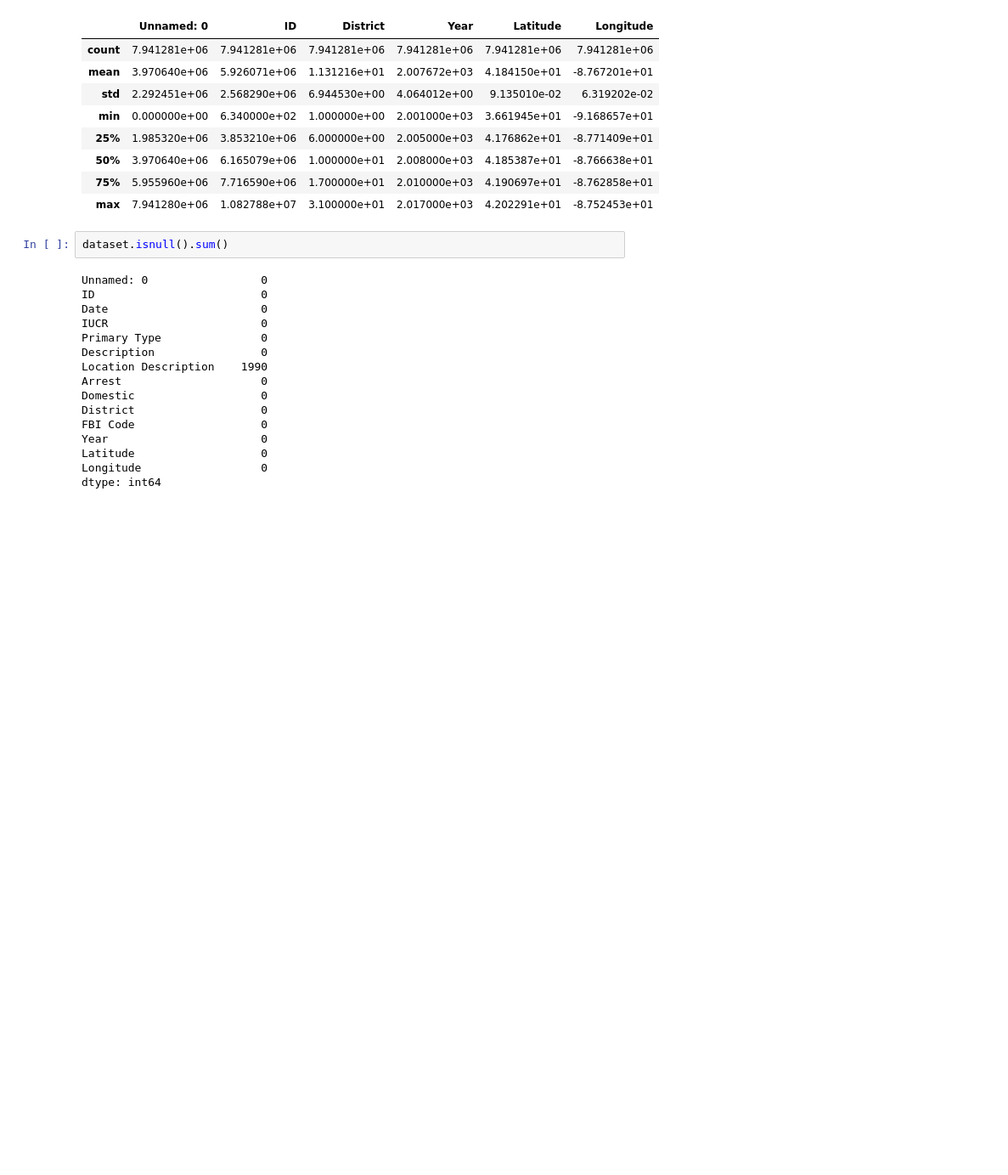
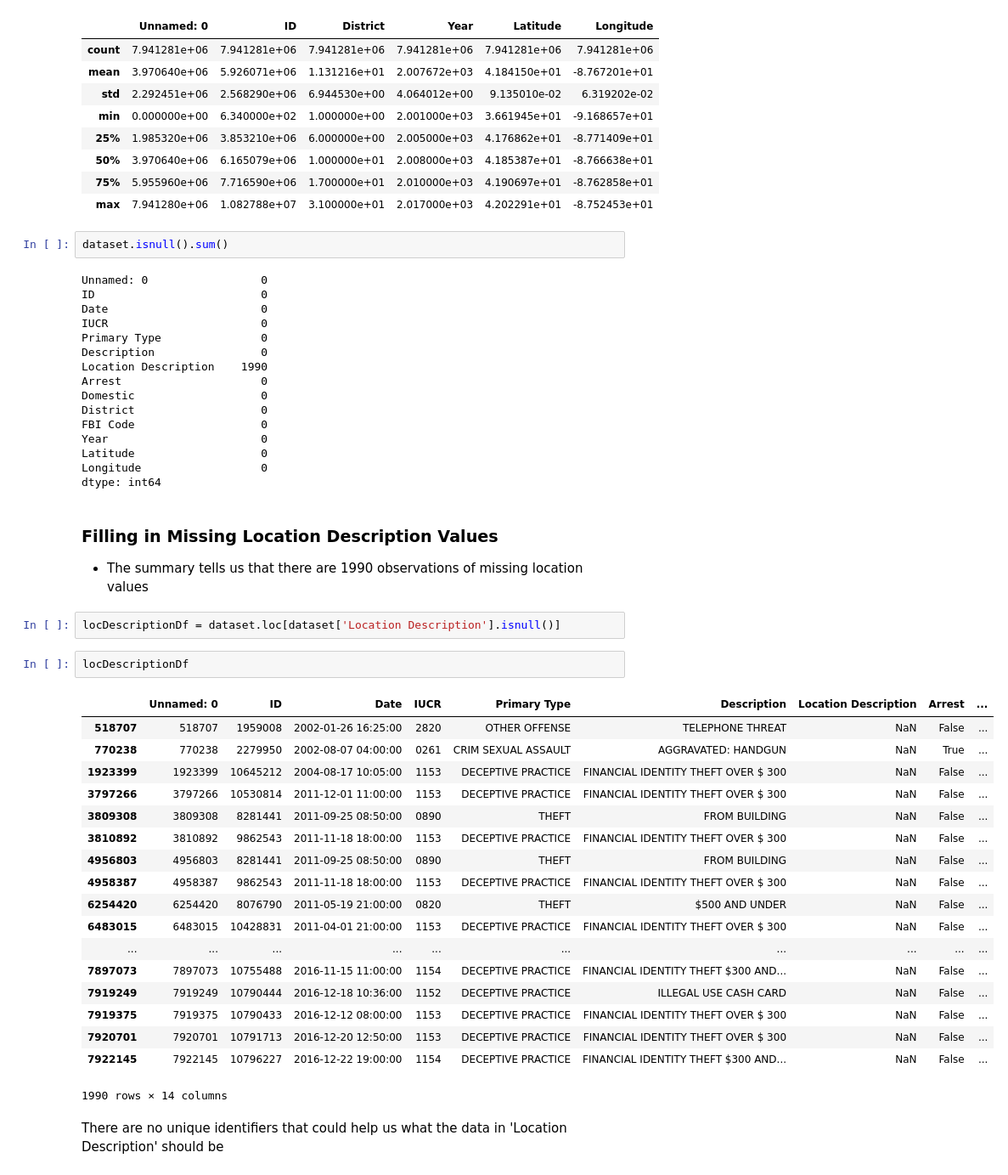
Before and after one commit to g1isgone/Unsupervised-MachineLearning, a Jupyter notebook: finalProject/crimesInChicago.ipynb, the cells around one changed output. Shown at 85% size. Drawn from its saved outputs; the diff is of its cells as text; blank space fills up the shorter version.

Commit message:
filled in all missing values

```diff
--- a/finalProject/crimesInChicago.ipynb
+++ b/finalProject/crimesInChicago.ipynb
@@ -804,3 +804,31 @@ Year                       0
 Latitude                   0
 Longitude                  0
 dtype: int64
+# %% [markdown]
+### Filling in Missing Location Description Values
+* The summary tells us that there are 1990 observations of missing location values
+# %%
+locDescriptionDf = dataset.loc[dataset['Location Description'].isnull()]
+# %%
+locDescriptionDf
+# %% [output]
+|  | Unnamed: 0 | ID | Date | IUCR | Primary Type | Description | Location Description | Arrest | ... |
+| 518707 | 518707 | 1959008 | 2002-01-26 16:25:00 | 2820 | OTHER OFFENSE | TELEPHONE THREAT | NaN | False | ... |
+| 770238 | 770238 | 2279950 | 2002-08-07 04:00:00 | 0261 | CRIM SEXUAL ASSAULT | AGGRAVATED: HANDGUN | NaN | True | ... |
+| 1923399 | 1923399 | 10645212 | 2004-08-17 10:05:00 | 1153 | DECEPTIVE PRACTICE | FINANCIAL IDENTITY THEFT OVER $ 300 | NaN | False | ... |
+| 3797266 | 3797266 | 10530814 | 2011-12-01 11:00:00 | 1153 | DECEPTIVE PRACTICE | FINANCIAL IDENTITY THEFT OVER $ 300 | NaN | False | ... |
+| 3809308 | 3809308 | 8281441 | 2011-09-25 08:50:00 | 0890 | THEFT | FROM BUILDING | NaN | False | ... |
+| 3810892 | 3810892 | 9862543 | 2011-11-18 18:00:00 | 1153 | DECEPTIVE PRACTICE | FINANCIAL IDENTITY THEFT OVER $ 300 | NaN | False | ... |
+| 4956803 | 4956803 | 8281441 | 2011-09-25 08:50:00 | 0890 | THEFT | FROM BUILDING | NaN | False | ... |
+| 4958387 | 4958387 | 9862543 | 2011-11-18 18:00:00 | 1153 | DECEPTIVE PRACTICE | FINANCIAL IDENTITY THEFT OVER $ 300 | NaN | False | ... |
+| 6254420 | 6254420 | 8076790 | 2011-05-19 21:00:00 | 0820 | THEFT | $500 AND UNDER | NaN | False | ... |
+| 6483015 | 6483015 | 10428831 | 2011-04-01 21:00:00 | 1153 | DECEPTIVE PRACTICE | FINANCIAL IDENTITY THEFT OVER $ 300 | NaN | False | ... |
+| ... | ... | ... | ... | ... | ... | ... | ... | ... | ... |
+| 7897073 | 7897073 | 10755488 | 2016-11-15 11:00:00 | 1154 | DECEPTIVE PRACTICE | FINANCIAL IDENTITY THEFT $300 AND... | NaN | False | ... |
+| 7919249 | 7919249 | 10790444 | 2016-12-18 10:36:00 | 1152 | DECEPTIVE PRACTICE | ILLEGAL USE CASH CARD | NaN | False | ... |
+| 7919375 | 7919375 | 10790433 | 2016-12-12 08:00:00 | 1153 | DECEPTIVE PRACTICE | FINANCIAL IDENTITY THEFT OVER $ 300 | NaN | False | ... |
+| 7920701 | 7920701 | 10791713 | 2016-12-20 12:50:00 | 1153 | DECEPTIVE PRACTICE | FINANCIAL IDENTITY THEFT OVER $ 300 | NaN | False | ... |
+| 7922145 | 7922145 | 10796227 | 2016-12-22 19:00:00 | 1154 | DECEPTIVE PRACTICE | FINANCIAL IDENTITY THEFT $300 AND... | NaN | False | ... |
+1990 rows × 14 columns
+# %% [markdown]
+There are no unique identifiers that could help us what the data in 'Location Description' should be
```
Also changed, not shown: parts of 4 cells of this notebook.
